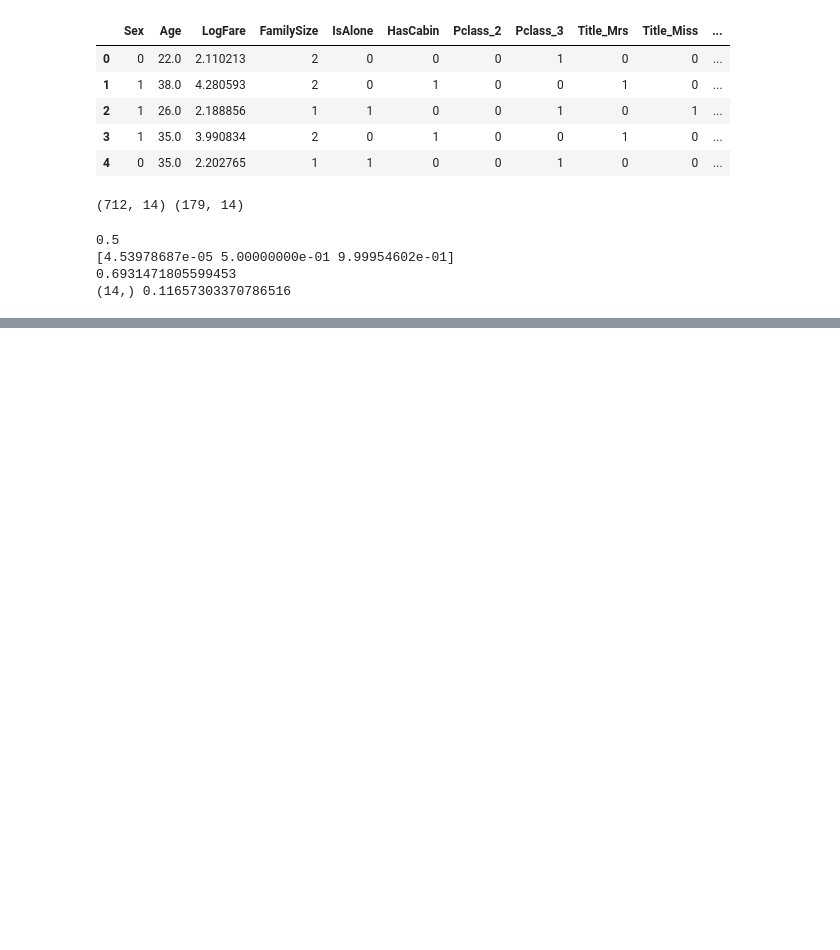
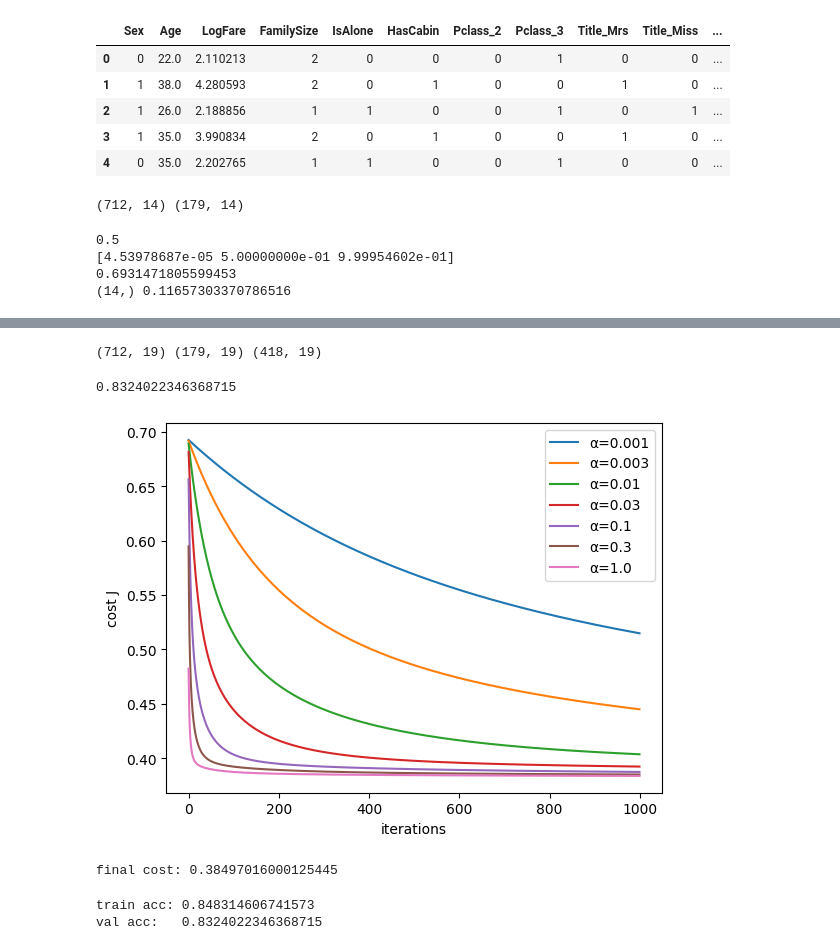
Before and after one commit to SharmaHridya/Titanic-survival-prediction, a Jupyter notebook: titanic.ipynb, the cells around one changed output, grey strips where cells are left out. Saved outputs shown, nothing was run; the diff lists cells and outputs as text; code cells hidden in the pictures; blank space fills up the shorter version.

```diff
--- a/titanic.ipynb
+++ b/titanic.ipynb
@@ -234,0 +275,68 @@ print(dw.shape, db)
+# %%
+def add_extras(X_df):
+    X = X_df.copy()
+    X["Sex_x_Pclass3"] = X["Sex"] * X["Pclass_3"]      # women in 3rd class
+    X["Age_sq"]        = X["Age"] ** 2
+    X["Age_x_Sex"]     = X["Age"] * X["Sex"]
+    X["Fare_x_Sex"]    = X["LogFare"] * X["Sex"]
+    X["FamilySize_sq"] = X["FamilySize"] ** 2
+    return X
+# %%
+# Add extra columns to both datasets
+X_all_extra = add_extras(X_all)
+X_kaggle_extra = add_extras(X_kaggle)
+
+# Split the expanded training features and labels
+X_tr, X_val, y_tr, y_val = train_test_split(
+    X_all_extra.to_numpy(dtype=float),
+    y_all,
+    test_size=0.2,
+    random_state=42,
+    stratify=y_all
+)
+# %%
+mu, sigma = zscore_fit(X_tr)
+
+X_tr_s = zscore_apply(X_tr, mu, sigma)
+X_val_s = zscore_apply(X_val, mu, sigma)
+X_kag_s = zscore_apply(
+    X_kaggle_extra.to_numpy(dtype=float),
+    mu,
+    sigma
+)
+# %%
+n = X_tr_s.shape[1]
+w, b, J = gradient_descent(
+    X_tr_s, y_tr, np.zeros(n), 0.0,
+    alpha=0.1, num_iters=3000
+)
+# %%
+print(X_tr.shape, X_val.shape, X_kag_s.shape)
+# %% [output]
+(712, 19) (179, 19) (418, 19)
+# %%
+print(accuracy(y_val, predict(X_val_s, w, b)))
+# %% [output]
+0.8324022346368715
+# %%
+for alpha in [0.001, 0.003, 0.01, 0.03, 0.1, 0.3, 1.0]:
+    w, b, J = gradient_descent(X_tr_s, y_tr, np.zeros(n), 0.0, alpha, 1000)
+    plt.plot(J, label=f"α={alpha}")
+plt.xlabel("iterations"); plt.ylabel("cost J"); plt.legend(); plt.show()
+# %% [output]
+[figure, added]
+# %%
+alpha = 0.1
+w, b, J = gradient_descent(X_tr_s, y_tr, np.zeros(n), 0.0, alpha, 3000)
+print("final cost:", J[-1])
+# %% [output]
+final cost: 0.38497016000125445
+# %%
+def accuracy(y_true, y_pred):
+    return (y_true == y_pred).mean()
+
+print("train acc:", accuracy(y_tr,  predict(X_tr_s,  w, b)))
+print("val acc:  ", accuracy(y_val, predict(X_val_s, w, b)))
+# %% [output]
+train acc: 0.848314606741573
+val acc:   0.8324022346368715
```
Also changed, not shown: parts of 7 cells of this notebook, 1 other file.
